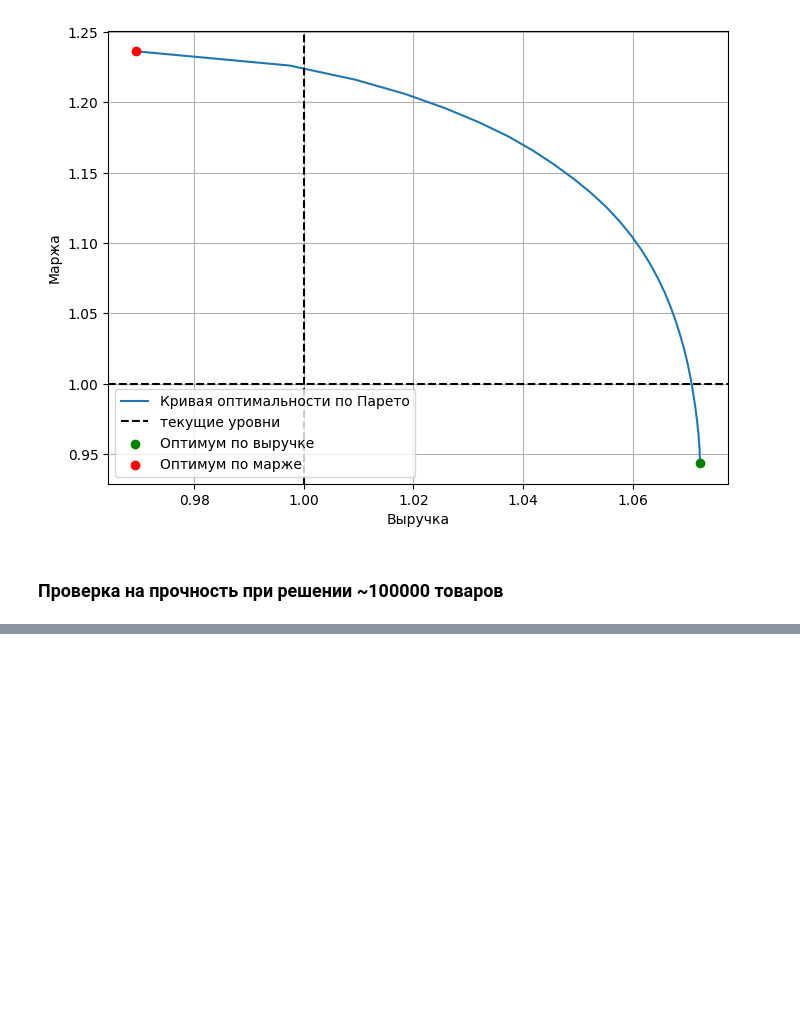
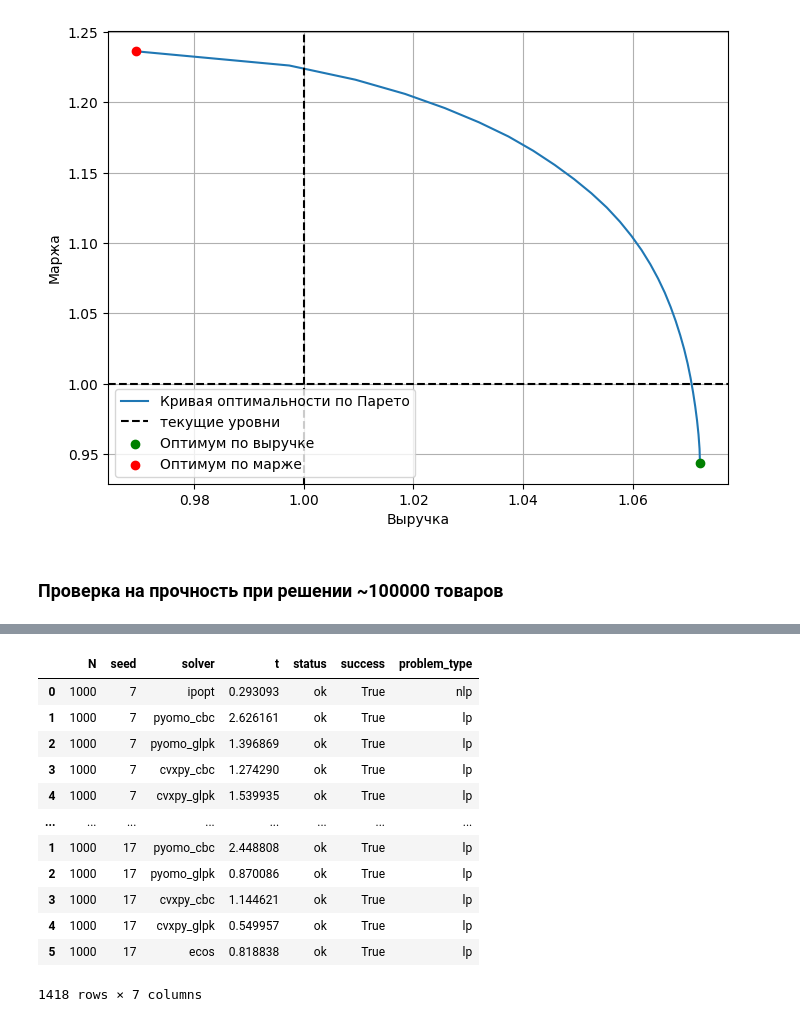
Before and after one commit to mbudylin/OptimizersArticle, a Jupyter notebook: optimizers_test.ipynb, the cells around one changed output, grey strips where cells are left out. Drawn from its saved outputs; the diff is of its cells as text; code cells hidden in the pictures; blank space fills up the shorter version.

```diff
--- a/optimizers_test.ipynb
+++ b/optimizers_test.ipynb
@@ -358,0 +471,16 @@ plt.show()
+# %%
+stats_df
+# %% [output]
+|  | N | seed | solver | t | status | success | problem_type |
+| 0 | 1000 | 7 | ipopt | 0.293093 | ok | True | nlp |
+| 1 | 1000 | 7 | pyomo_cbc | 2.626161 | ok | True | lp |
+| 2 | 1000 | 7 | pyomo_glpk | 1.396869 | ok | True | lp |
+| 3 | 1000 | 7 | cvxpy_cbc | 1.274290 | ok | True | lp |
+| 4 | 1000 | 7 | cvxpy_glpk | 1.539935 | ok | True | lp |
+| ... | ... | ... | ... | ... | ... | ... | ... |
+| 1 | 1000 | 17 | pyomo_cbc | 2.448808 | ok | True | lp |
+| 2 | 1000 | 17 | pyomo_glpk | 0.870086 | ok | True | lp |
+| 3 | 1000 | 17 | cvxpy_cbc | 1.144621 | ok | True | lp |
+| 4 | 1000 | 17 | cvxpy_glpk | 0.549957 | ok | True | lp |
+| 5 | 1000 | 17 | ecos | 0.818838 | ok | True | lp |
+1418 rows × 7 columns
```
Also changed, not shown: parts of 33 cells of this notebook, 9 other files.
